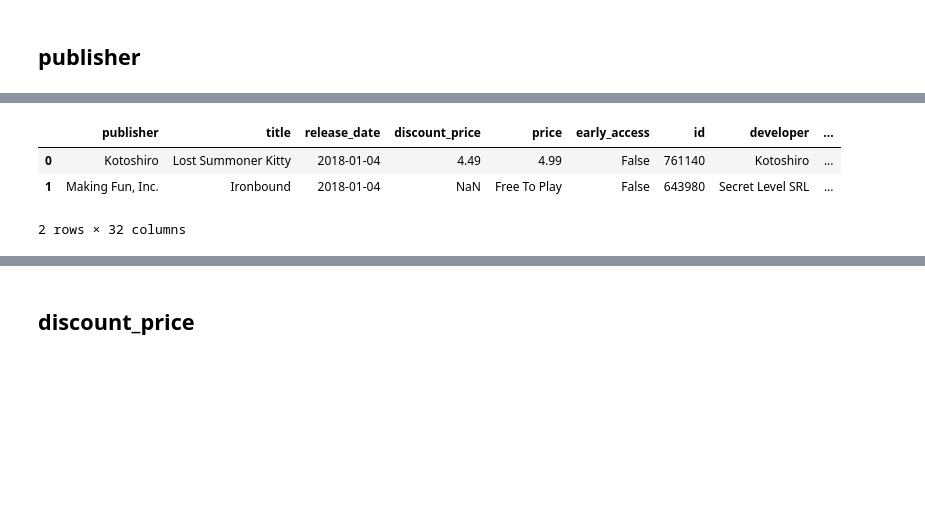
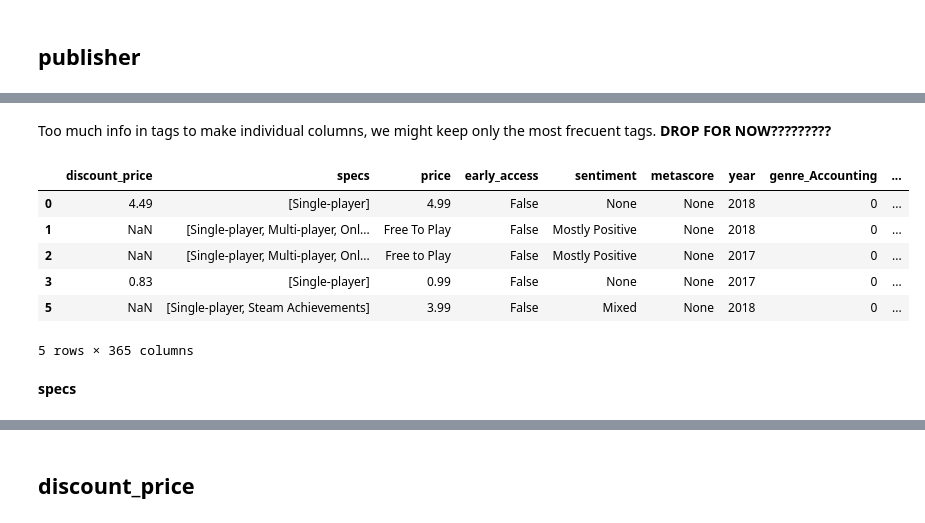
Before and after one commit to SebastianBesio/PI_ML_OPS, a Jupyter notebook: 1_EDA.ipynb, the cells around one changed output, grey strips where cells are left out. Drawn from its saved outputs; the diff is of its cells as text; code cells hidden in the pictures; blank space fills up the shorter version.

```diff
--- a/1_EDA.ipynb
+++ b/1_EDA.ipynb
@@ -312,0 +233,2 @@ NaN amount: 1
+# %%
+genresDummies.rename({"genre_Animation &amp; Modeling": "genre_Animation & Modeling", "genre_Design &amp; Illustration": "genre_Design & Illustration"}, axis='columns', inplace=True)
@@ -312,0 +246,8 @@ NaN amount: 1
+# %%
+# Let's merge the new genres data with the original DataFrame.
+cleanedGamesDf = cleanedGamesDf.merge(genresDummies, left_index=True, right_index=True)
+
+# Now we will also drop the genres column since we do not need it anymore.
+cleanedGamesDf.drop(columns='genres', inplace=True)
+
+cleanedGamesDf.head()
@@ -312,0 +306,4 @@ NaN amount: 1
+# %%
+# Using pd.get_dummies() method
+tagsDummies = pd.get_dummies(cleanedGamesDf['tags'].apply(pd.Series).stack(), prefix='tags').groupby(level=0).sum()
+tagsDummies.head()
@@ -312,0 +335,6 @@ NaN amount: 1
+# %%
+# Let's merge the new Free to Play column data with the original DataFrame.
+# cleanedGamesDf = cleanedGamesDf.merge(tagsDummies['tags_Free to Play'], left_index=True, right_index=True)
+cleanedGamesDf = cleanedGamesDf.merge(tagsDummies, left_index=True, right_index=True)
+
+cleanedGamesDf.head()
@@ -313,8 +349,15 @@ NaN amount: 1
+# %% [markdown]
+Too much info in tags to make individual columns, we might keep only the most frecuent tags. **DROP FOR NOW?????????**
 # %%
-cleanedGamesDf.drop(columns='app_name', inplace=True)
-cleanedGamesDf.head(2)
+cleanedGamesDf.drop(columns='tags', inplace=True)
+cleanedGamesDf.head()
 # %% [output]
-|  | publisher | title | release_date | discount_price | price | early_access | id | developer | ... |
-| 0 | Kotoshiro | Lost Summoner Kitty | 2018-01-04 | 4.49 | 4.99 | False | 761140 | Kotoshiro | ... |
-| 1 | Making Fun, Inc. | Ironbound | 2018-01-04 | NaN | Free To Play | False | 643980 | Secret Level SRL | ... |
+|  | discount_price | specs | price | early_access | sentiment | metascore | year | genre_Accounting | ... |
+| 0 | 4.49 | [Single-player] | 4.99 | False | None | None | 2018 | 0 | ... |
+| 1 | NaN | [Single-player, Multi-player, Onl... | Free To Play | False | Mostly Positive | None | 2018 | 0 | ... |
+| 2 | NaN | [Single-player, Multi-player, Onl... | Free to Play | False | Mostly Positive | None | 2017 | 0 | ... |
+| 3 | 0.83 | [Single-player] | 0.99 | False | None | None | 2017 | 0 | ... |
+| 5 | NaN | [Single-player, Steam Achievements] | 3.99 | False | Mixed | None | 2018 | 0 | ... |
-2 rows × 32 columns
+5 rows × 365 columns
+# %% [markdown]
+**specs**
```
Also changed, not shown: parts of 167 cells of this notebook, 6 other files.
